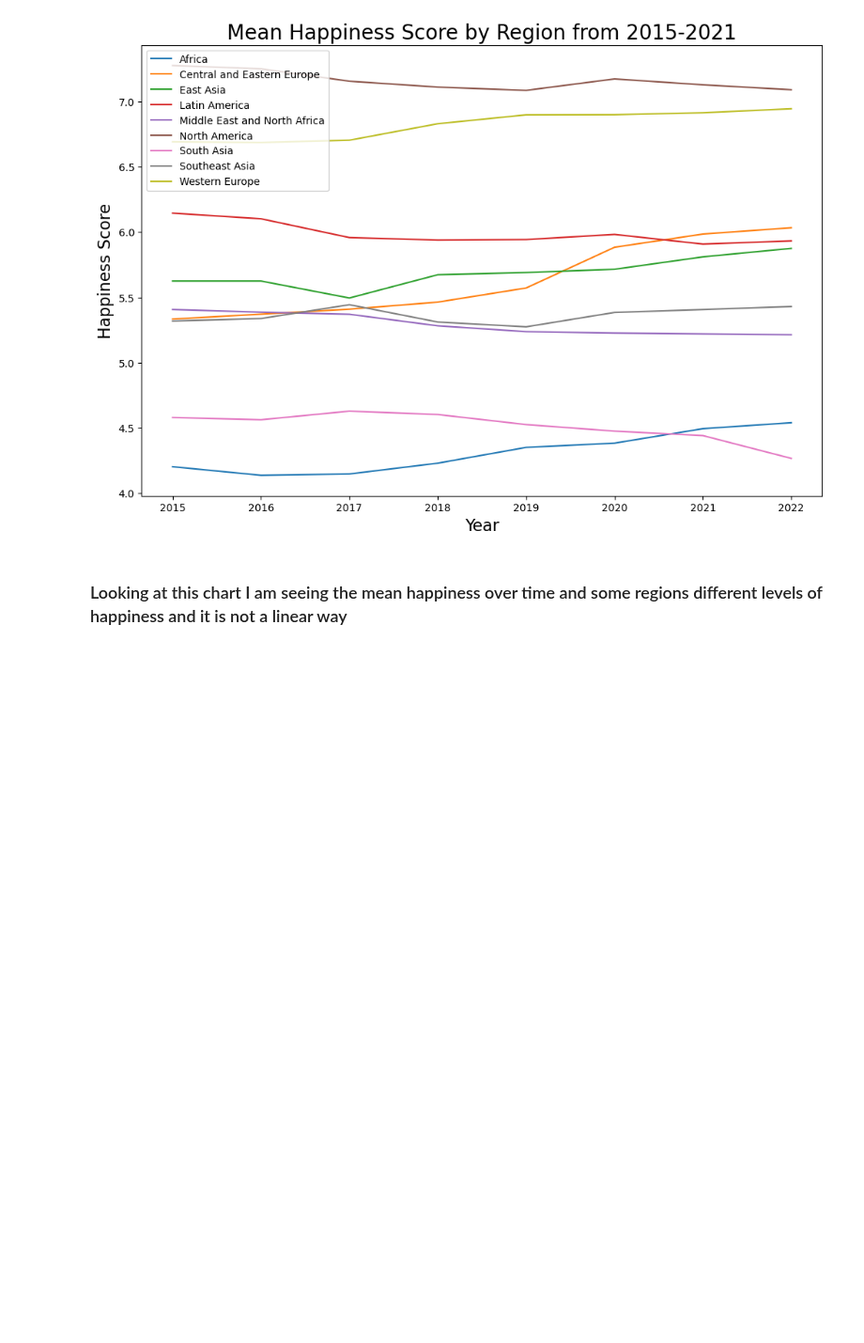
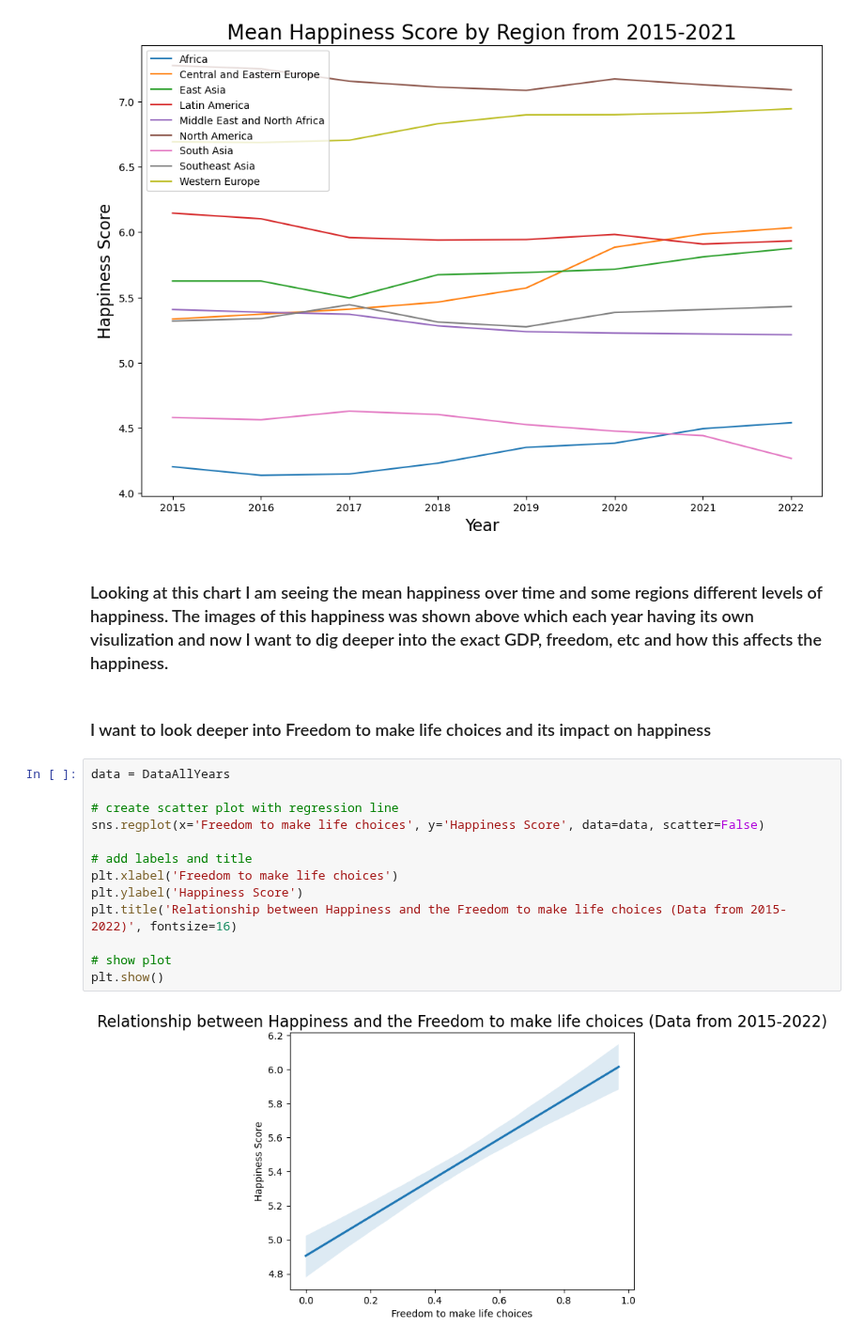
Before and after one commit to ubco-W2022T2-data301/project-group-group100, a Jupyter notebook: analysis/student2/analysis2.ipynb, the cells around one changed output. Shown at 94% size. Cells and saved outputs as stored; diff of their text form; blank space fills up the shorter version.

```diff
--- a/analysis/student2/analysis2.ipynb
+++ b/analysis/student2/analysis2.ipynb
@@ -77,4 +102,21 @@ plt.show()
 # %% [output]
 [figure]
 # %% [markdown]
- ### Looking at this chart I am seeing the mean happiness over time and some regions different levels of happiness and it is not a linear way
+ ### Looking at this chart I am seeing the mean happiness over time and some regions different levels of happiness. The images of this happiness was shown above which each year having its own visulization and now I want to dig deeper into the exact GDP, freedom, etc and how this affects the happiness.
+# %% [markdown]
+### I want to look deeper into Freedom to make life choices and its impact on happiness
+# %%
+data = DataAllYears
+
+# create scatter plot with regression line
+sns.regplot(x='Freedom to make life choices', y='Happiness Score', data=data, scatter=False)
+
+# add labels and title
+plt.xlabel('Freedom to make life choices')
+plt.ylabel('Happiness Score')
+plt.title('Relationship between Happiness and the Freedom to make life choices (Data from 2015-2022)', fontsize=16)
+
+# show plot
+plt.show()
+# %% [output]
+[figure, added]
```
Also changed, not shown: parts of 4 cells of this notebook.
